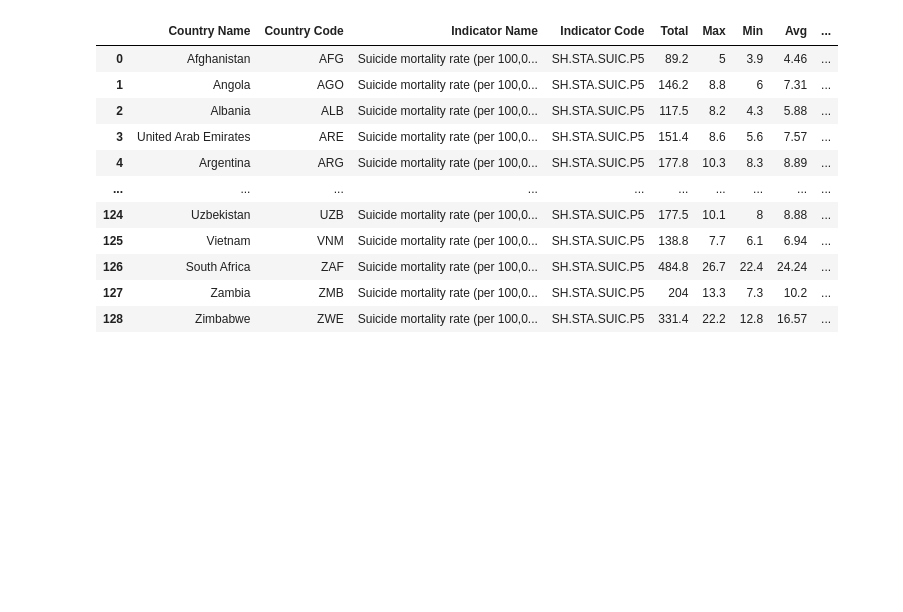
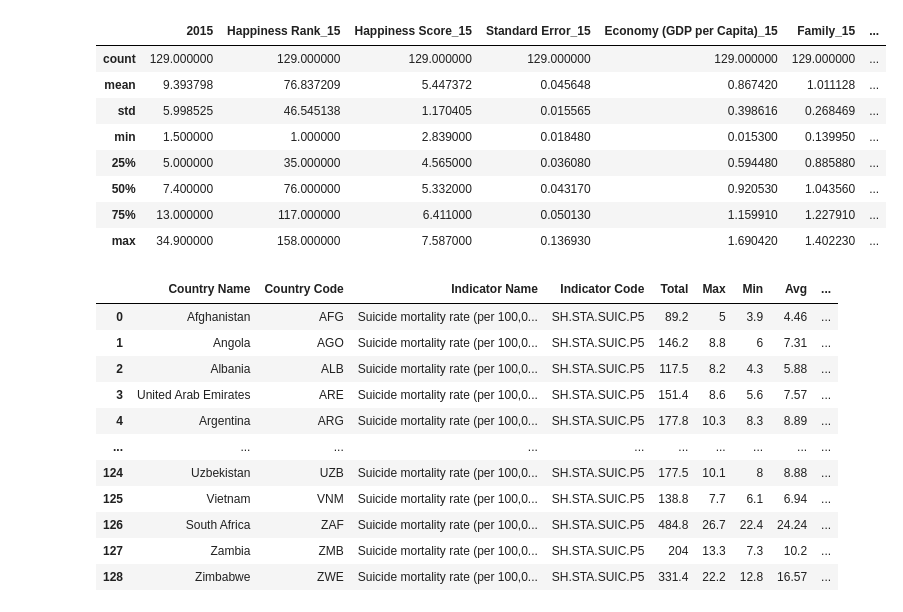
Before and after one commit to PatMartin7/project1, a Jupyter notebook: Analysis/Data Analysis.ipynb, the cells around one changed output. Cells and saved outputs as stored; diff of their text form; code cells hidden in the pictures; blank space fills up the shorter version.

```diff
--- a/Analysis/Data Analysis.ipynb
+++ b/Analysis/Data Analysis.ipynb
@@ -243,6 +243,18 @@ dflist = ['mergedfinaldf','merged2015df','merged2016df','merged2017df','merged20
 import pandas as pd
 # %%
 pd.set_option('display.max_columns', None)
+# %%
+mergedfinalfiltered.describe()
+# %% [output]
+|  | 2015 | Happiness Rank_15 | Happiness Score_15 | Standard Error_15 | Economy (GDP per Capita)_15 | Family_15 | ... |
+| count | 129.000000 | 129.000000 | 129.000000 | 129.000000 | 129.000000 | 129.000000 | ... |
+| mean | 9.393798 | 76.837209 | 5.447372 | 0.045648 | 0.867420 | 1.011128 | ... |
+| std | 5.998525 | 46.545138 | 1.170405 | 0.015565 | 0.398616 | 0.268469 | ... |
+| min | 1.500000 | 1.000000 | 2.839000 | 0.018480 | 0.015300 | 0.139950 | ... |
+| 25% | 5.000000 | 35.000000 | 4.565000 | 0.036080 | 0.594480 | 0.885880 | ... |
+| 50% | 7.400000 | 76.000000 | 5.332000 | 0.043170 | 0.920530 | 1.043560 | ... |
+| 75% | 13.000000 | 117.000000 | 6.411000 | 0.050130 | 1.159910 | 1.227910 | ... |
+| max | 34.900000 | 158.000000 | 7.587000 | 0.136930 | 1.690420 | 1.402230 | ... |
 # %%
 mergedfinalfiltered
 # %% [output]
```
Also changed, not shown: parts of 34 cells of this notebook, 26 other files.
